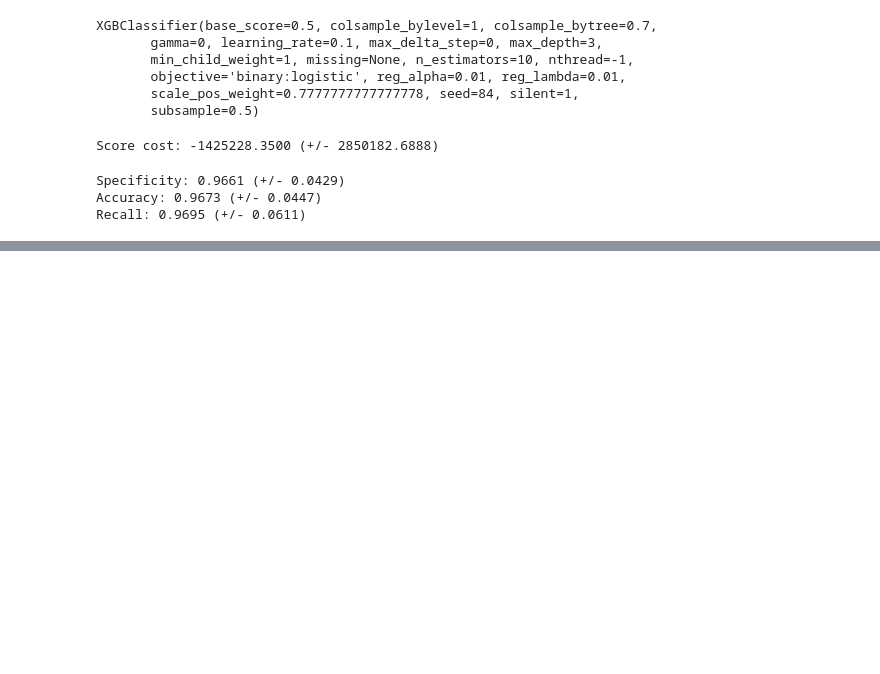
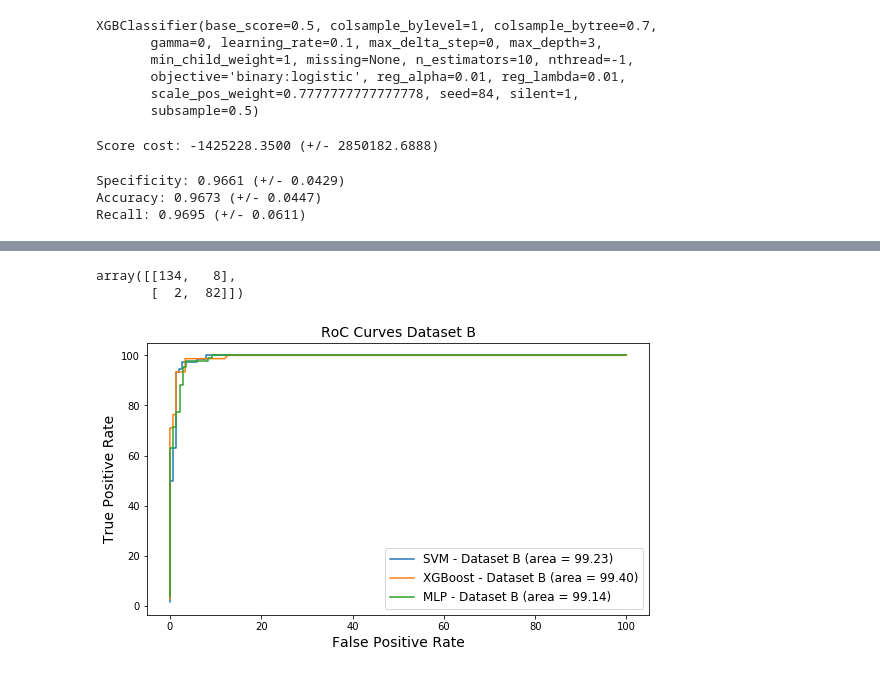
Before and after one commit to nissandyn/SKRIP-SWEAT, a Jupyter notebook: SVM - XGBOOST - DATASET B - 17 - 5 2017.ipynb, the cells around one changed output, grey strips where cells are left out. Cells and saved outputs as stored; diff of their text form; code cells hidden in the pictures; blank space fills up the shorter version.

```diff
--- a/SVM - XGBOOST - DATASET B - 17 - 5 2017.ipynb
+++ b/SVM - XGBOOST - DATASET B - 17 - 5 2017.ipynb
@@ -293,0 +497,2 @@ Recall: 0.9695 (+/- 0.0611)
+# %%
+bestmodelNN_test = KerasClassifier(build_fn=create_model10a, epochs= 50, class_weight = best_class_weight, verbose=0)
@@ -293,0 +530,2 @@ Recall: 0.9695 (+/- 0.0611)
+# %%
+bestmodelNN_test.fit(X_trainb.as_matrix(), y_trainb)
@@ -293,0 +558,37 @@ Recall: 0.9695 (+/- 0.0611)
+# %%
+confusion_matrix(y_testb,y_predNNB)
+# %% [output]
+array([[134,   8],
+       [  2,  82]])
+# %%
+names=['SVM - Dataset B','XGBoost - Dataset B','MLP - Dataset B']
+# %%
+score=bestSVC.predict_proba(X_test)
+score2=bestXGB.predict_proba(X_test)
+score3=bestmodelNN_test.predict_proba(X_testb.as_matrix())
+# %%
+import matplotlib.pyplot as plt
+from sklearn.metrics import roc_curve, roc_auc_score
+fig, ax = plt.subplots(figsize=(9,5))
+
+fpr, tpr, thresholds = roc_curve(y_test, score[:,1],pos_label=1)
+fpr2, tpr2, thresholds2 = roc_curve(y_test, score2[:,1],pos_label=1)
+fpr3, tpr3, thresholds3 = roc_curve(y_testb, score3[:,1],pos_label=1)
+
+auc = roc_auc_score(y_test, score[:,1])
+auc2 = roc_auc_score(y_test, score2[:,1])
+auc3 = roc_auc_score(y_testb, score3[:,1])
+
+ax.plot(fpr*100, tpr*100, label='%s (area = %.2f)' % (names[0], auc*100))
+ax.plot(fpr2*100, tpr2*100, label='%s (area = %.2f)' % (names[1], auc2*100))
+ax.plot(fpr3*100, tpr3*100, label='%s (area = %.2f)' % (names[2], auc3*100))
+
+plt.rc('xtick',labelsize=14)
+plt.rc('ytick',labelsize=14)
+plt.title("RoC Curves Dataset B",fontsize=14)
+plt.legend(prop={'size':12})
+ax.set_xlabel('False Positive Rate',fontsize=14)
+ax.set_ylabel('True Positive Rate',fontsize=14)
+plt.show()
+# %% [output]
+[figure, added]
```
Also changed, not shown: parts of 20 cells of this notebook.
